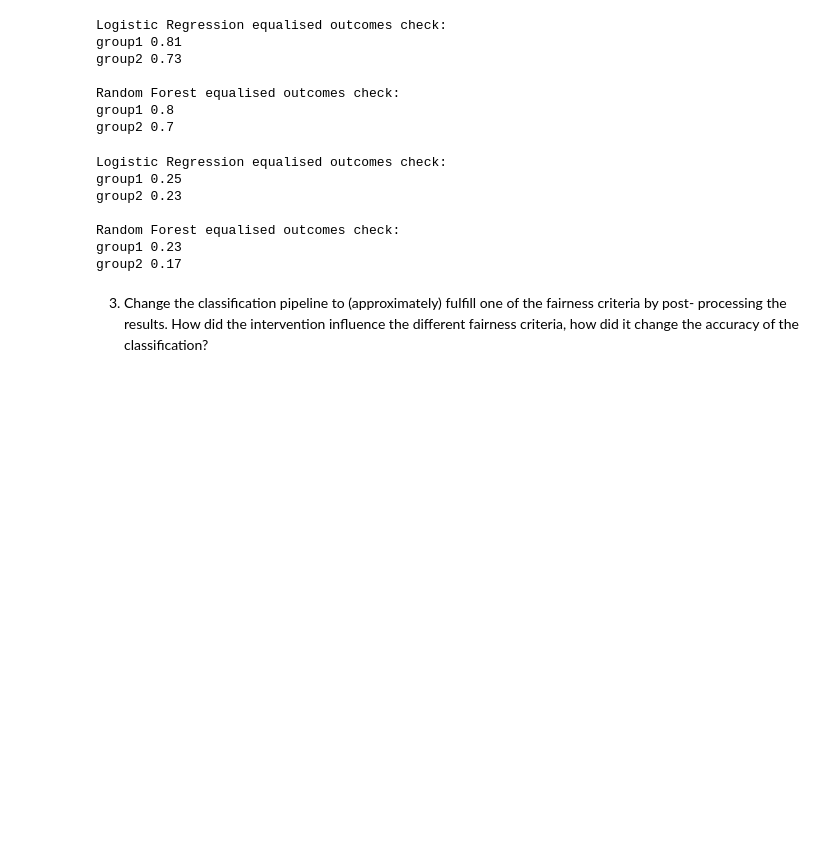
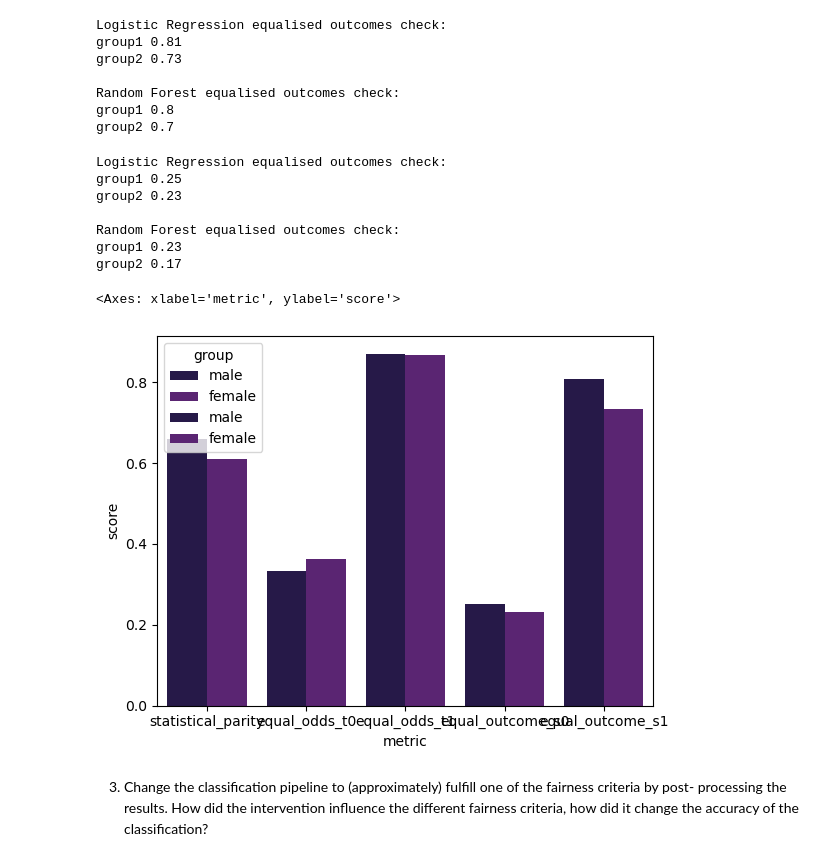
Before and after one commit to Xannadoo/Algorithmic_Fairness_Mandatories, a Jupyter notebook: Mandatory_1/afae24-assignment.ipynb, the cells around one changed output. Drawn from its saved outputs; the diff is of its cells as text; code cells hidden in the pictures; blank space fills up the shorter version.

Commit message:
added ugly code for barplot, messy WIP

```diff
--- a/Mandatory_1/afae24-assignment.ipynb
+++ b/Mandatory_1/afae24-assignment.ipynb
@@ -404,6 +420,47 @@ group2 0.23
 Random Forest equalised outcomes check:
 group1 0.23
 group2 0.17
+# %%
+metric_names = ["statistical_parity",
+                "equal_odds_t0",
+                "equal_odds_t1",
+                "equal_outcome_s0",
+                "equal_outcome_s1"]
+
+def metric_scores(classifier = LRclf, data = X_test):
+    df = make_df(classifier, data)
+    return [stat_parity(df),
+           equal_odds(df, target=0),
+           equal_odds(df, target=1),
+           equal_outcomes(df, s=0),
+           equal_outcomes(df, s=1)]
+
+def fairness_df(names, scores):
+    df_fair_metrics = pd.DataFrame({"score":[], "metric" : [], "group":[]})
+    for i in range(len(names)):
+        g1,g2 = scores[i]
+        new_metrics = {"score":[g1, g2], "metric" : [names[i], names[i]], "group":["male", "female"]}
+        df_fair_metrics = pd.concat([df_fair_metrics, pd.DataFrame(new_metrics)], ignore_index=True)
+
+    return df_fair_metrics
+# %%
+LRmetric = fairness_df(metric_names, metric_scores(classifier = LRclf, data = X_test))
+RFmetric = fairness_df(metric_names, metric_scores(classifier = RFclf, data = X_test_RF))
+# %%
+sns.barplot(data = LRmetric
+            ,x = 'metric'
+            ,y = 'score',
+            hue="group"
+            )
+
+sns.barplot(data = RFmetric
+            ,x = 'metric'
+            ,y = 'score',
+            hue="group"
+            )
+# %% [output]
+<Axes: xlabel='metric', ylabel='score'>
+[figure, added]
 # %% [markdown]
 3. Change the classification pipeline to (approximately) fulfill one of the fairness criteria by post-
 processing the results. How did the intervention influence the different fairness criteria, how
```
Also changed, not shown: parts of 11 cells of this notebook, 1 other file.
